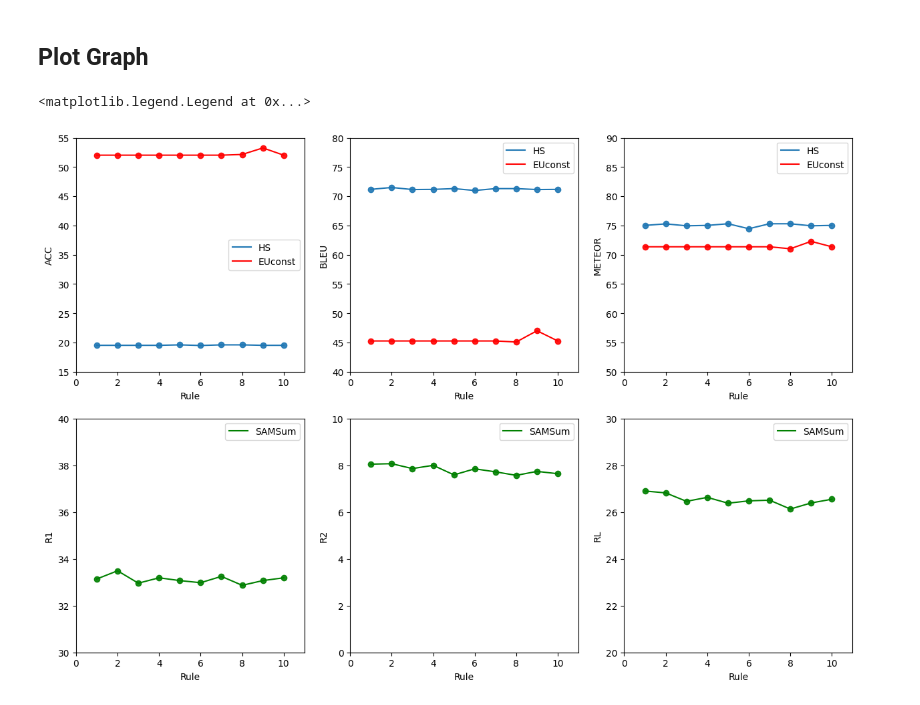
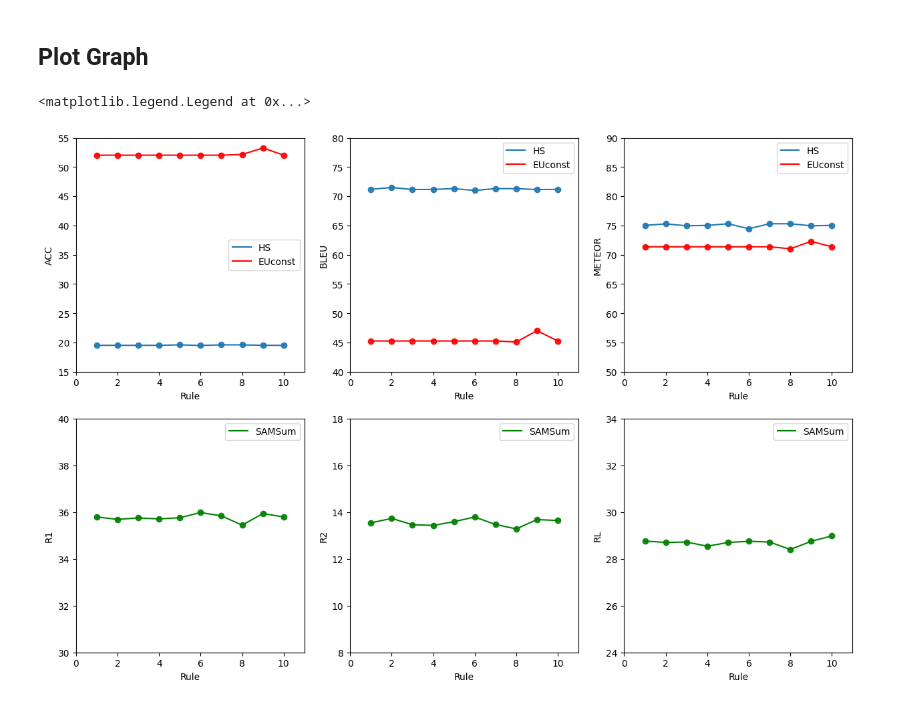
Before and after one commit to chinesebear/fuzzys2s, a Jupyter notebook: doc/fuzzy_tokenizer_rule.ipynb, the cells around one changed output. Cells and saved outputs as stored; diff of their text form; code cells hidden in the pictures.

```diff
--- a/doc/fuzzy_tokenizer_rule.ipynb
+++ b/doc/fuzzy_tokenizer_rule.ipynb
@@ -23,16 +23,16 @@ euconst_data = [[52.04,45.27,71.37],
                 [53.28 ,47.01 ,72.30],
                 [52.04 ,45.27 ,71.37]]
 
-samsum_data = [[33.14,8.05,26.90],
-    [33.49,8.07,26.82] ,
-    [32.96,7.86,26.46] ,
-    [33.19,8.00,26.63] ,
-    [33.07,7.59,26.38] ,
-    [32.98,7.85,26.48] ,
-    [33.25,7.72,26.51] ,
-    [32.87,7.57,26.13] ,
-    [33.07,7.74,26.39] ,
-    [33.19,7.64,26.55] ]
+samsum_data = [[35.79,13.54,28.76 ],
+                [35.69,13.73,28.70 ],
+                [35.75,13.46,28.72 ],
+                [35.71,13.43,28.54],
+                [35.76,13.59,28.70],
+                [35.98,13.79,28.75],
+                [35.84,13.47,28.72],
+                [35.44,13.28,28.40],
+                [35.94,13.68,28.75],
+                [35.79,13.64,28.98] ]
 # %% [markdown]
 ## Plot Graph
 # %%
@@ -87,33 +87,33 @@ data = samsum_data
 sub_graph.plot(rule_data, data[:, 0], label='SAMSum',color='g')
 sub_graph.scatter(rule_data, data[:, 0], alpha=.9, color='g')
 # sub_graph.set_title("EUconst(FuzzyS2S-T)")
 sub_graph.set_xlabel("Rule")
 sub_graph.set_ylabel("R1")
 sub_graph.set_xlim(0,11)
 sub_graph.set_ylim(30,40)
 sub_graph.legend()
 
 sub_graph = axes[1][1]
 data = samsum_data
 sub_graph.plot(rule_data, data[:, 1], label='SAMSum',color='g')
 sub_graph.scatter(rule_data, data[:, 1], alpha=.9, color='g')
 # sub_graph.set_title("HS(FuzzyS2S-T)")
 sub_graph.set_xlabel("Rule")
 sub_graph.set_ylabel("R2")
 sub_graph.set_xlim(0,11)
-sub_graph.set_ylim(0,10)
+sub_graph.set_ylim(8,18)
 sub_graph.legend()
 
 sub_graph = axes[1][2]
 data = samsum_data
 sub_graph.plot(rule_data, data[:, 2], label='SAMSum',color='g')
 sub_graph.scatter(rule_data, data[:, 2], alpha=.9, color='g')
 # sub_graph.set_title("SamSum(FuzzyS2S-T)")
 sub_graph.set_xlabel("Rule")
 sub_graph.set_ylabel("RL")
 sub_graph.set_xlim(0,11)
-sub_graph.set_ylim(20,30)
+sub_graph.set_ylim(24,34)
 sub_graph.legend()
 # %% [output]
 <matplotlib.legend.Legend at 0x...>
-[figure, old version]
+[figure, new version]
```
Also changed, not shown: 2 other files.
